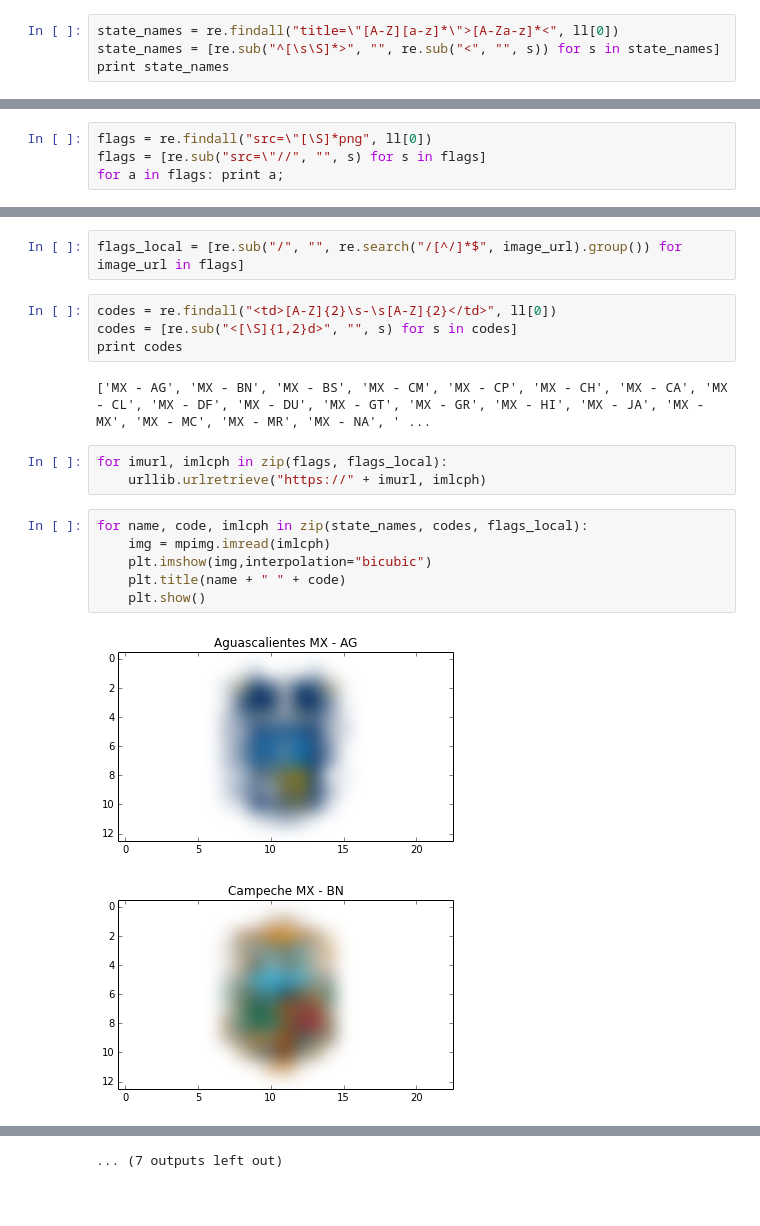
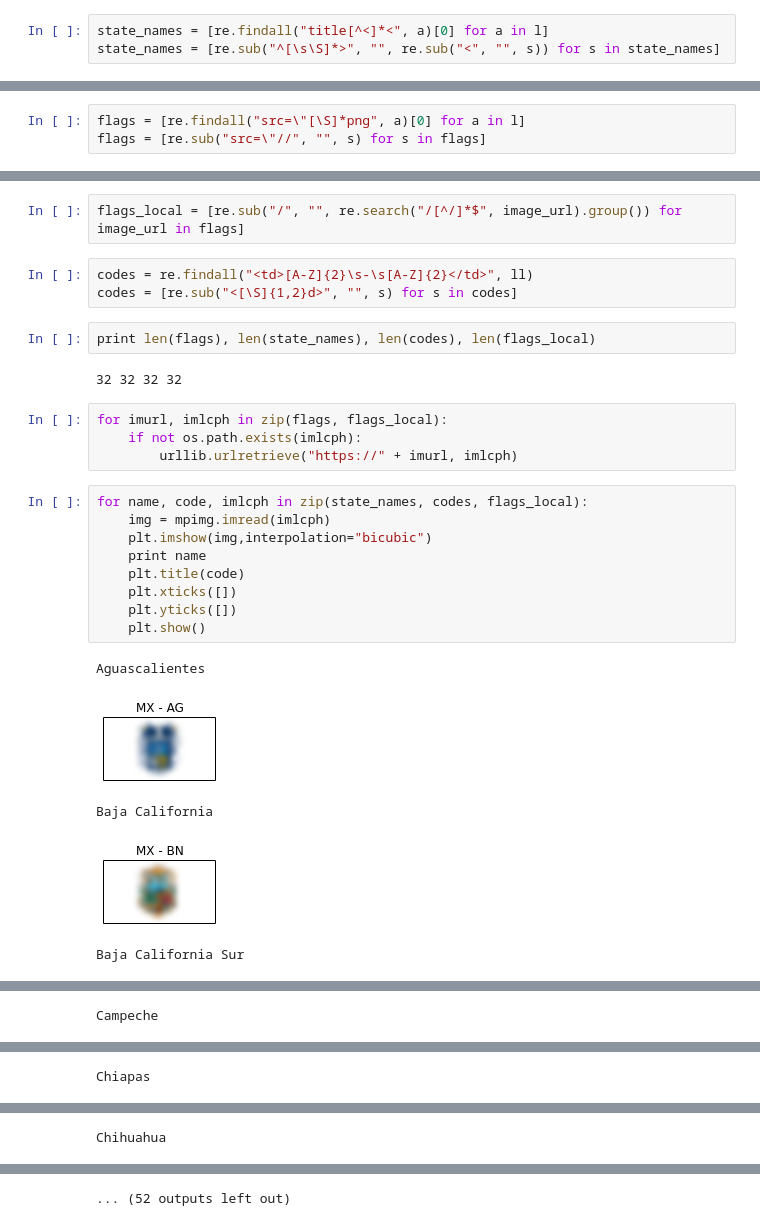
Before and after one commit to kaszubki/jp2dp, a Jupyter notebook: L6.ipynb, the cells around one changed output, grey strips where cells are left out. Saved outputs shown, nothing was run; the diff lists cells and outputs as text; blank space fills up the shorter version.

```diff
--- a/L6.ipynb
+++ b/L6.ipynb
@@ -116,4 +79,3 @@ Abbrevations for the states of Mexico</b></caption>
 # %%
-state_names = re.findall("title=\"[A-Z][a-z]*\">[A-Za-z]*<", ll[0])
+state_names = [re.findall("title[^<]*<", a)[0] for a in l]
 state_names = [re.sub("^[\s\S]*>", "", re.sub("<", "", s)) for s in state_names]
-print state_names
@@ -122,4 +82,3 @@ print state_names
 # %%
-flags = re.findall("src=\"[\S]*png", ll[0])
+flags = [re.findall("src=\"[\S]*png", a)[0] for a in l]
 flags = [re.sub("src=\"//", "", s) for s in flags]
-for a in flags: print a;
@@ -144,20 +85,28 @@ upload.wikimedia.org/wikipedia/commons/thumb/9/9f/Flag_of_Zacatecas.svg/23px-Fla
 # %%
 flags_local = [re.sub("/", "", re.search("/[^/]*$", image_url).group()) for image_url in flags]
 # %%
-codes = re.findall("<td>[A-Z]{2}\s-\s[A-Z]{2}</td>", ll[0])
+codes = re.findall("<td>[A-Z]{2}\s-\s[A-Z]{2}</td>", ll)
 codes = [re.sub("<[\S]{1,2}d>", "", s) for s in codes]
-print codes
-# %% [output]
-['MX - AG', 'MX - BN', 'MX - BS', 'MX - CM', 'MX - CP', 'MX - CH', 'MX - CA', 'MX - CL', 'MX - DF', 'MX - DU', 'MX - GT', 'MX - GR', 'MX - HI', 'MX - JA', 'MX - MX', 'MX - MC', 'MX - MR', 'MX - NA', ' ...
+# %%
+print len(flags), len(state_names), len(codes), len(flags_local)
+# %% [output]
+32 32 32 32
 # %%
 for imurl, imlcph in zip(flags, flags_local):
-    urllib.urlretrieve("https://" + imurl, imlcph)
+    if not os.path.exists(imlcph):
+        urllib.urlretrieve("https://" + imurl, imlcph)
 # %%
 for name, code, imlcph in zip(state_names, codes, flags_local):
     img = mpimg.imread(imlcph)
     plt.imshow(img,interpolation="bicubic")
-    plt.title(name + " " + code)
+    print name
+    plt.title(code)
+    plt.xticks([])
+    plt.yticks([])
     plt.show()
 # %% [output]
+Aguascalientes
-[figure, old version]
+[figure, new version]
+Baja California
-[figure, old version]
+[figure, new version]
+Baja California Sur
@@ -164,0 +114 @@ for name, code, imlcph in zip(state_names, codes, flags_local):
+Campeche
@@ -165,0 +116 @@ for name, code, imlcph in zip(state_names, codes, flags_local):
+Chiapas
@@ -166,0 +118 @@ for name, code, imlcph in zip(state_names, codes, flags_local):
+Chihuahua
@@ -174 +120 @@ for name, code, imlcph in zip(state_names, codes, flags_local):
-... (7 outputs left out)
+... (52 outputs left out)
```
Also changed, not shown: parts of 10 cells of this notebook.
